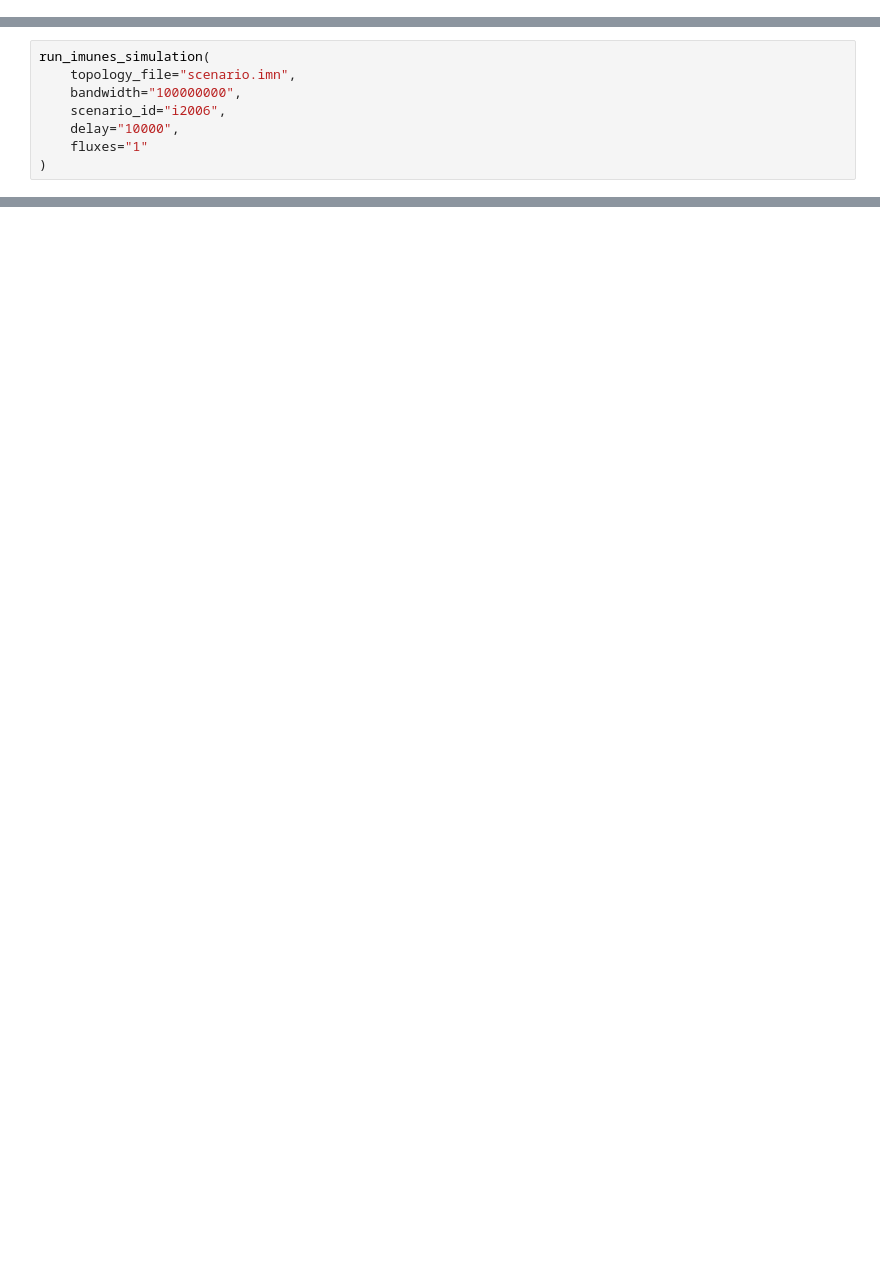
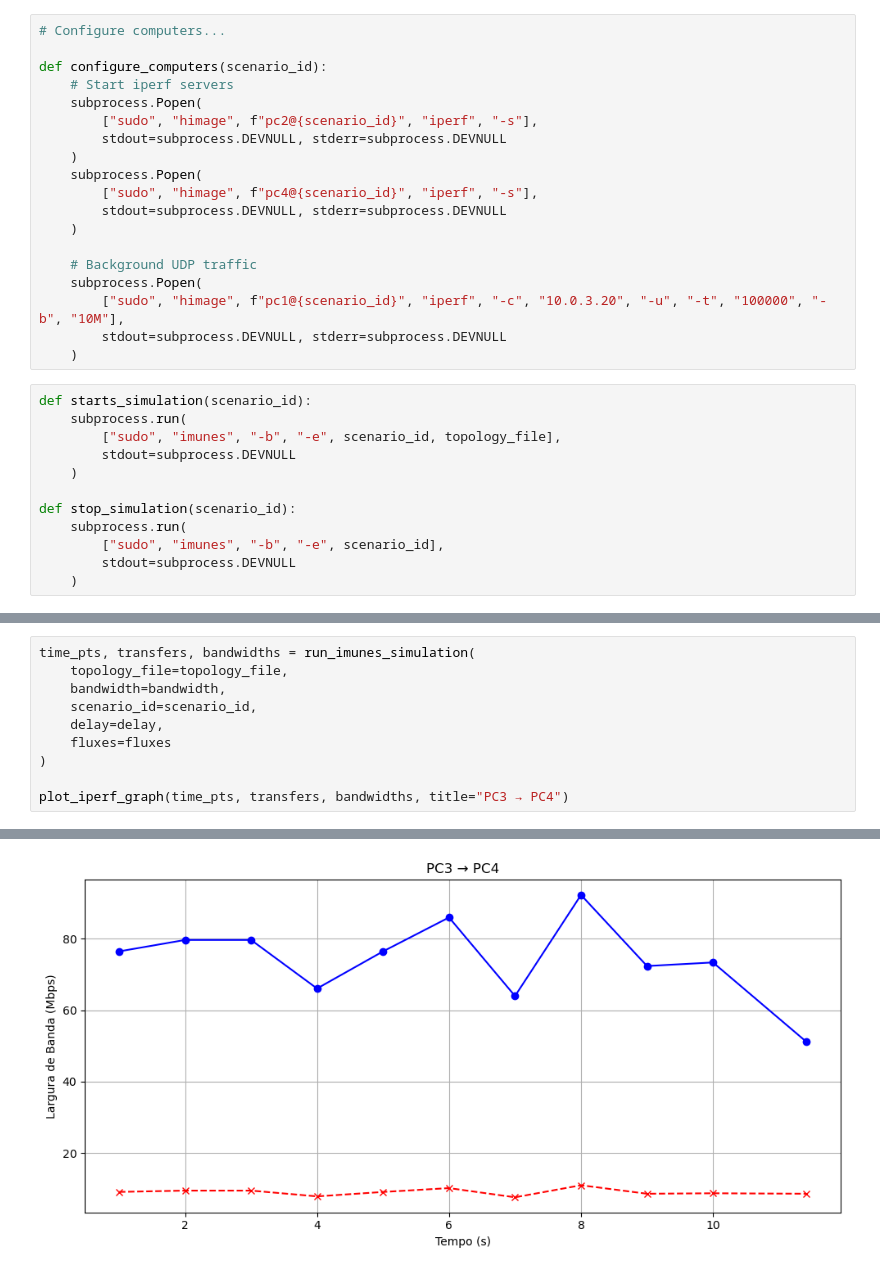
Before and after one commit to arthurcadore/eng-telecom-workbook, a Jupyter notebook: semester-9/ADS/homework3/homework.ipynb, the cells around one changed output, grey strips where cells are left out. Drawn from its saved outputs; the diff is of its cells as text; blank space fills up the shorter version.

```diff
--- a/semester-9/ADS/homework3/homework.ipynb
+++ b/semester-9/ADS/homework3/homework.ipynb
@@ -35,3 +98,34 @@ def run_iperf_test_and_print_table(scenario_id):
+# %%
+# Configure computers...
+
+def configure_computers(scenario_id):
+    # Start iperf servers
+    subprocess.Popen(
+        ["sudo", "himage", f"pc2@{scenario_id}", "iperf", "-s"],
+        stdout=subprocess.DEVNULL, stderr=subprocess.DEVNULL
+    )
+    subprocess.Popen(
+        ["sudo", "himage", f"pc4@{scenario_id}", "iperf", "-s"],
+        stdout=subprocess.DEVNULL, stderr=subprocess.DEVNULL
+    )
+
+    # Background UDP traffic
+    subprocess.Popen(
+        ["sudo", "himage", f"pc1@{scenario_id}", "iperf", "-c", "10.0.3.20", "-u", "-t", "100000", "-b", "10M"],
+        stdout=subprocess.DEVNULL, stderr=subprocess.DEVNULL
+    )
+# %%
+def starts_simulation(scenario_id):
+    subprocess.run(
+        ["sudo", "imunes", "-b", "-e", scenario_id, topology_file],
+        stdout=subprocess.DEVNULL
+    )
+
+def stop_simulation(scenario_id):
+    subprocess.run(
+        ["sudo", "imunes", "-b", "-e", scenario_id],
+        stdout=subprocess.DEVNULL
+    )
 # %%
 def run_imunes_simulation(
     topology_file="scenario.imn",
@@ -112,10 +166,12 @@ def run_imunes_simulation(
 # %%
-run_imunes_simulation(
-    topology_file="scenario.imn",
-    bandwidth="100000000",
-    scenario_id="i2006",
-    delay="10000",
-    fluxes="1"
+time_pts, transfers, bandwidths = run_imunes_simulation(
+    topology_file=topology_file,
+    bandwidth=bandwidth,
+    scenario_id=scenario_id,
+    delay=delay,
+    fluxes=fluxes
 )
+
+plot_iperf_graph(time_pts, transfers, bandwidths, title="PC3 → PC4")
 # %% [output]
 ========================================================
@@ -139,0 +197 @@ Simulation stopped
+[figure, added]
```
Also changed, not shown: parts of 8 cells of this notebook.
